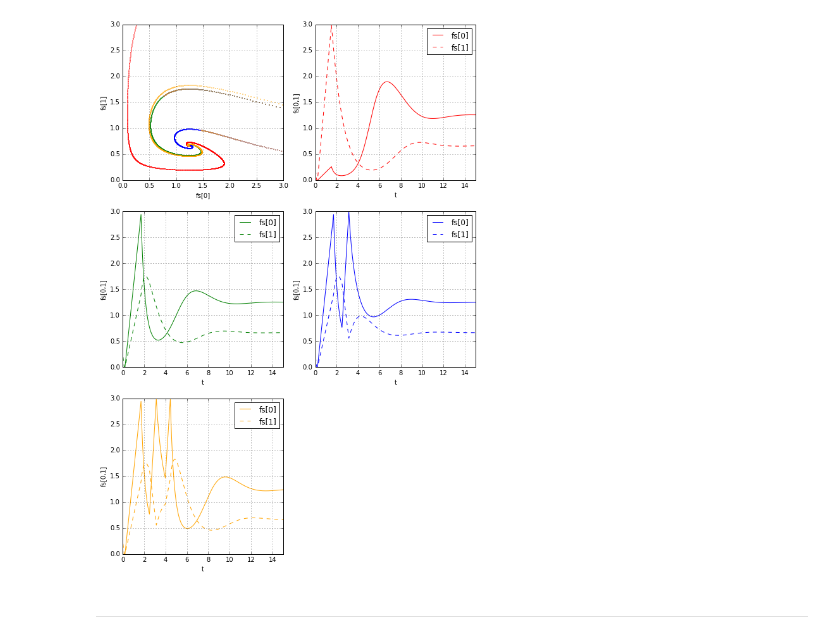
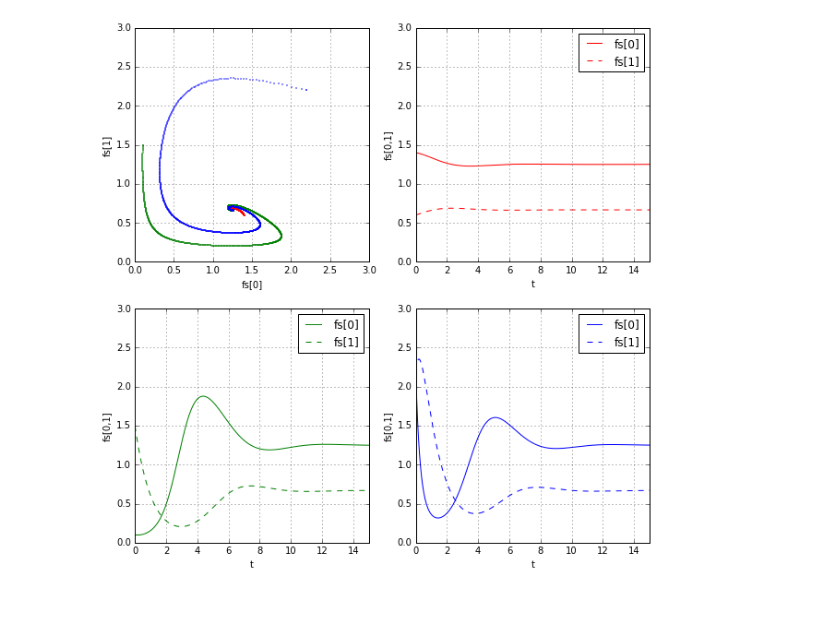
Before and after one commit to joyofdata/differential-equations, a Jupyter notebook: playground.ipynb, the cells around one changed output. Saved outputs shown, nothing was run; the diff lists cells and outputs as text; code cells hidden in the pictures; blank space fills up the shorter version.

```diff
--- a/playground.ipynb
+++ b/playground.ipynb
@@ -38,15 +69,13 @@ plot_solution_and_components(pp,
 # %%
-def pp2(ys, t):
+def predator_prey2(ys, t):
     return [
         2*ys[0]*(1-ys[0]/2.5)-1.5*ys[0]*ys[1],
         -ys[1]+0.8*ys[0]*ys[1]
     ]
+
+plot_solution_and_components(predator_prey2,
+    ics=[(0,[1.4,0.6]),(0,[0.1,1.5]),(0,[2.2,2.2])],
+    args=None,
+    t_lim=(0,15), y_lims=[(0,3),(0,3)], t_del=0.01)
+# %% [output]
+[figure, added]
-# %%
-plot_solution_and_components(pp2,
-    ics=[(5,[1,0.2]),(5,[1,0.5]),(5,[1,0.9]),(5,[1,1.8])],
-    args=None,
-    t_lim=(0,15), y_lims=[(0,3),(0,3)], t_del=0.01)
-# %% [output]
-[figure, removed]
-# %% [markdown]
----
```
Also changed, not shown: parts of 12 cells of this notebook, 8 other files.
